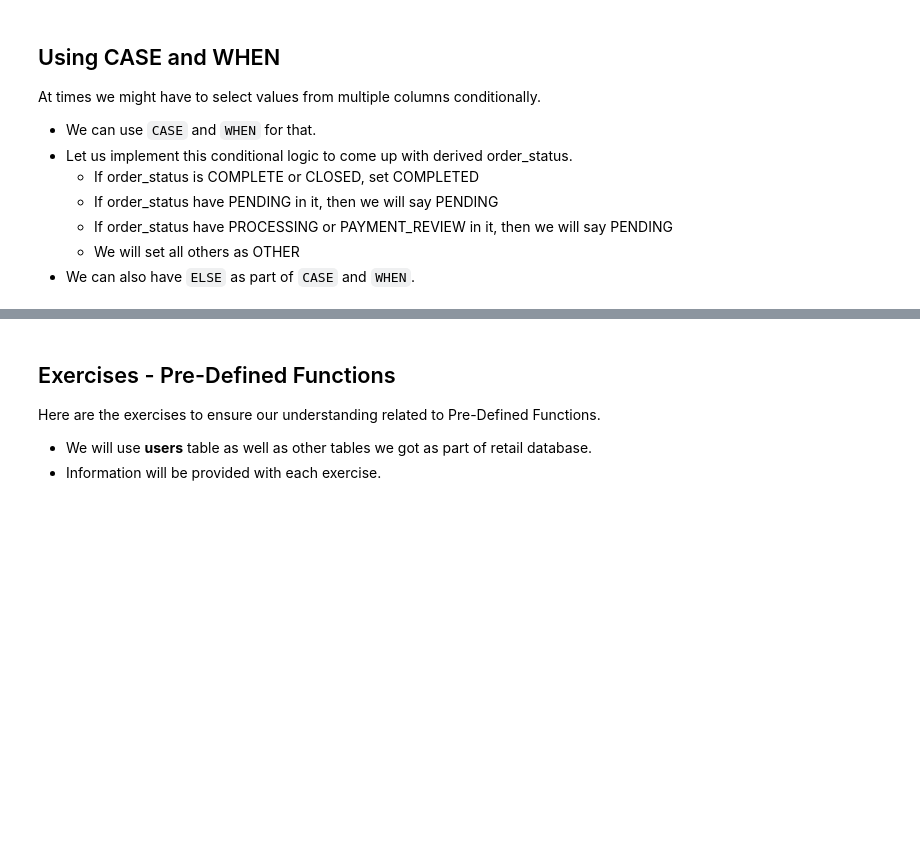
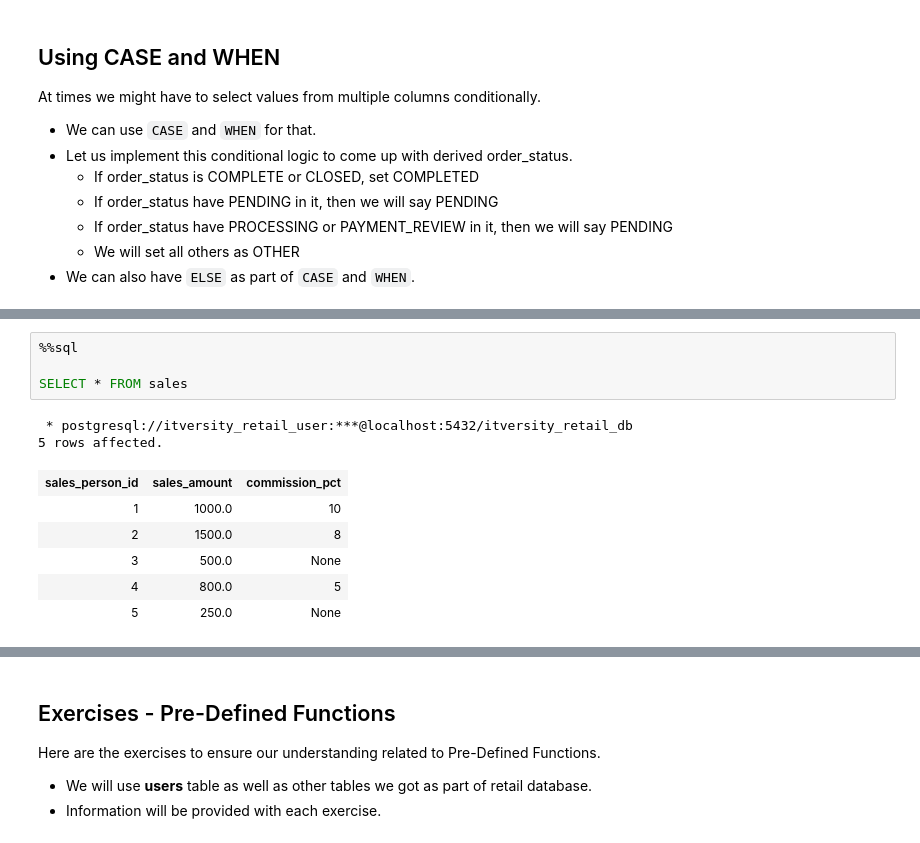
Before and after one commit to itversity/mastering-postgresql, a Jupyter notebook: 06_predefined_functions.ipynb, the cells around one changed output, grey strips where cells are left out. Drawn from its saved outputs; the diff is of its cells as text; blank space fills up the shorter version.

```diff
--- a/06_predefined_functions.ipynb
+++ b/06_predefined_functions.ipynb
@@ -979,0 +1065,13 @@ At times we might have to select values from multiple columns conditionally.
+# %%
+%%sql
+
+SELECT * FROM sales
+# %% [output]
+ * postgresql://itversity_retail_user:***@localhost:5432/itversity_retail_db
+5 rows affected.
+| sales_person_id | sales_amount | commission_pct |
+| 1 | 1000.0 | 10 |
+| 2 | 1500.0 | 8 |
+| 3 | 500.0 | None |
+| 4 | 800.0 | 5 |
+| 5 | 250.0 | None |
```
Also changed, not shown: parts of 46 cells of this notebook, 5 other files.
